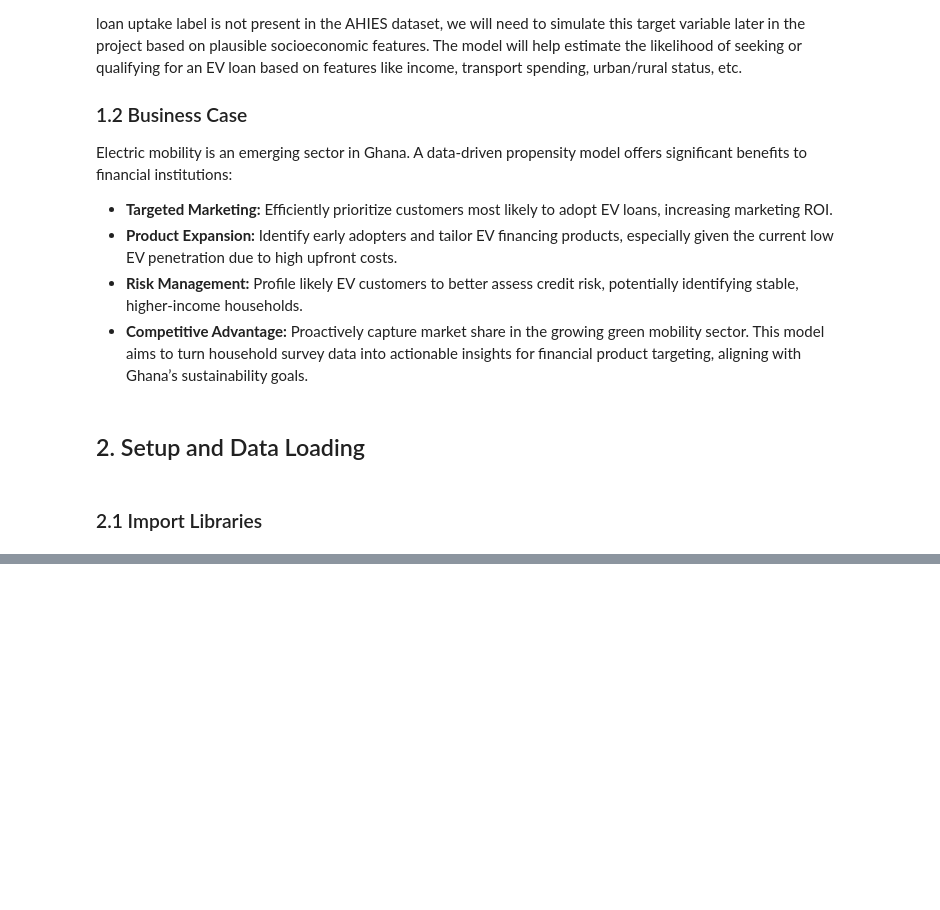
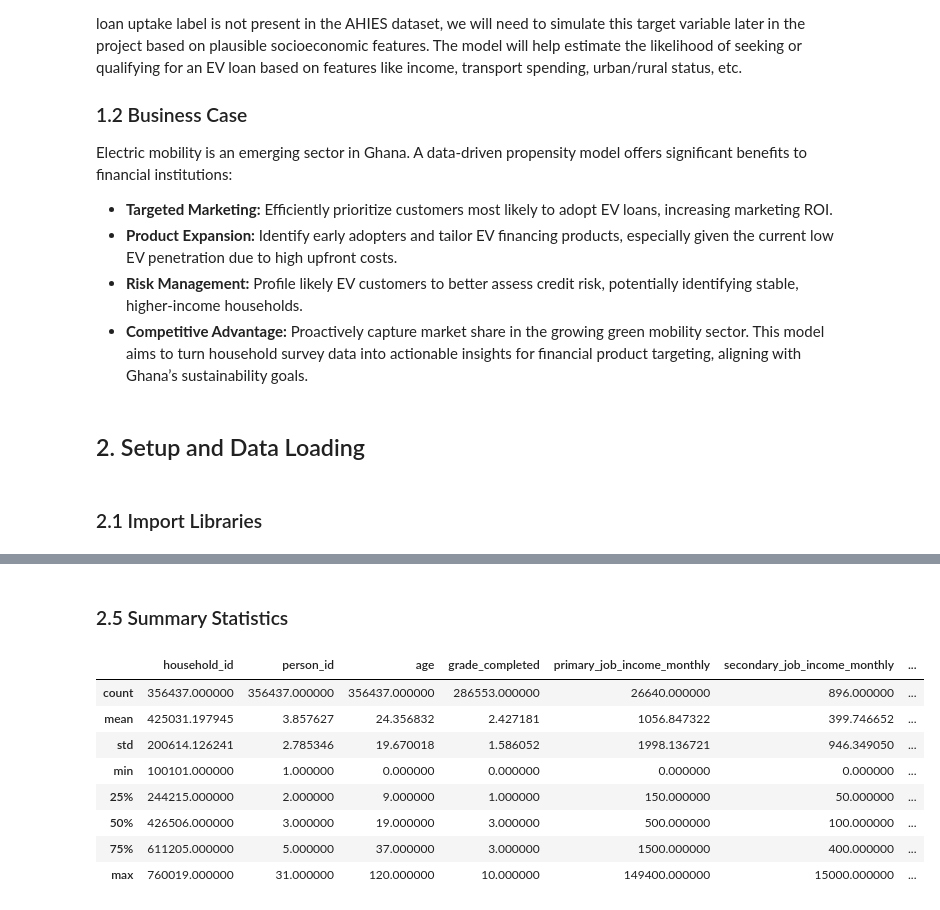
Before and after one commit to edjeani-data-labs/gh-ev-finance-propensity, a Jupyter notebook: notebooks/01_data_ingestion_and_eda.ipynb, the cells around one changed output, grey strips where cells are left out. Drawn from its saved outputs; the diff is of its cells as text; code cells hidden in the pictures; blank space fills up the shorter version.

```diff
--- a/notebooks/01_data_ingestion_and_eda.ipynb
+++ b/notebooks/01_data_ingestion_and_eda.ipynb
@@ -229,0 +135,14 @@ else:
+# %% [markdown]
+### 2.5 Summary Statistics
+# %%
+df_selected.describe()
+# %% [output]
+|  | household_id | person_id | age | grade_completed | primary_job_income_monthly | secondary_job_income_monthly | ... |
+| count | 356437.000000 | 356437.000000 | 356437.000000 | 286553.000000 | 26640.000000 | 896.000000 | ... |
+| mean | 425031.197945 | 3.857627 | 24.356832 | 2.427181 | 1056.847322 | 399.746652 | ... |
+| std | 200614.126241 | 2.785346 | 19.670018 | 1.586052 | 1998.136721 | 946.349050 | ... |
+| min | 100101.000000 | 1.000000 | 0.000000 | 0.000000 | 0.000000 | 0.000000 | ... |
+| 25% | 244215.000000 | 2.000000 | 9.000000 | 1.000000 | 150.000000 | 50.000000 | ... |
+| 50% | 426506.000000 | 3.000000 | 19.000000 | 3.000000 | 500.000000 | 100.000000 | ... |
+| 75% | 611205.000000 | 5.000000 | 37.000000 | 3.000000 | 1500.000000 | 400.000000 | ... |
+| max | 760019.000000 | 31.000000 | 120.000000 | 10.000000 | 149400.000000 | 15000.000000 | ... |
```
Also changed, not shown: parts of 21 cells of this notebook, 2 other files.
